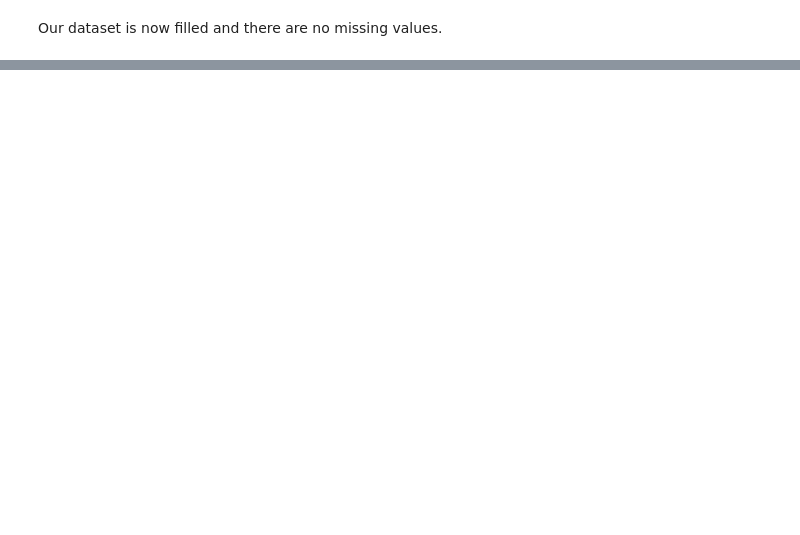
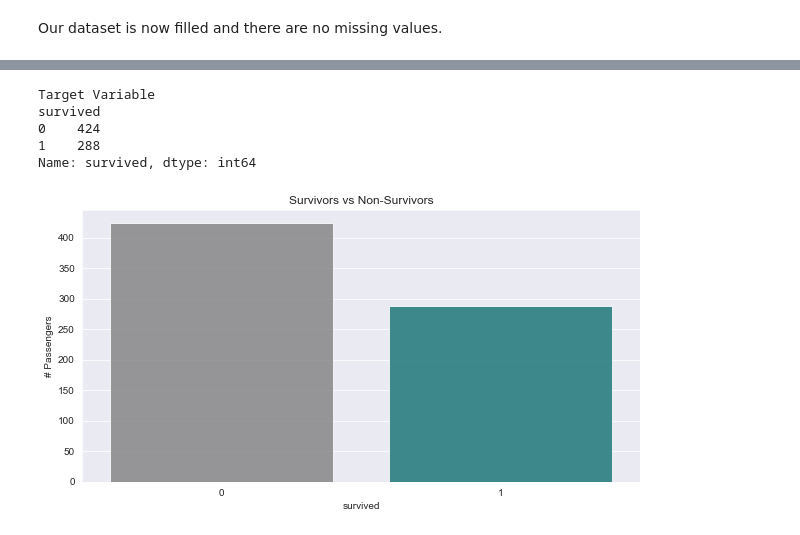
Before and after one commit to jvntra/Machine_Learning_Exercises, a Jupyter notebook: titanic_logreg/titanic_logreg.ipynb, the cells around one changed output, grey strips where cells are left out. Drawn from its saved outputs; the diff is of its cells as text; code cells hidden in the pictures; blank space fills up the shorter version.

```diff
--- a/titanic_logreg/titanic_logreg.ipynb
+++ b/titanic_logreg/titanic_logreg.ipynb
@@ -188,0 +199,9 @@ Our dataset is now filled and there are no missing values.
+# %%
+# Remove unnecessary columns
+train_df.drop(['name','ticket'], axis = 1, inplace = True)
+
+# Convert objects to category data type
+objcat = ['sex','embarked']
+
+for colname in objcat:
+    train_df[colname] = train_df[colname].astype('category')
@@ -188,0 +219,19 @@ Our dataset is now filled and there are no missing values.
+# %%
+# Survival Count
+print('Target Variable')
+print(train_df.groupby(['survived']).survived.count())
+
+# Target Variable Countplot
+sns.set_style('darkgrid')
+plt.figure(figsize = (10,5))
+sns.countplot(train_df['survived'], alpha =.80, palette= ['grey','teal'])
+plt.title('Survivors vs Non-Survivors')
+plt.ylabel('# Passengers')
+plt.show()
+# %% [output]
+Target Variable
+survived
+0    424
+1    288
+Name: survived, dtype: int64
+[figure, added]
```
Also changed, not shown: parts of 8 cells of this notebook.
